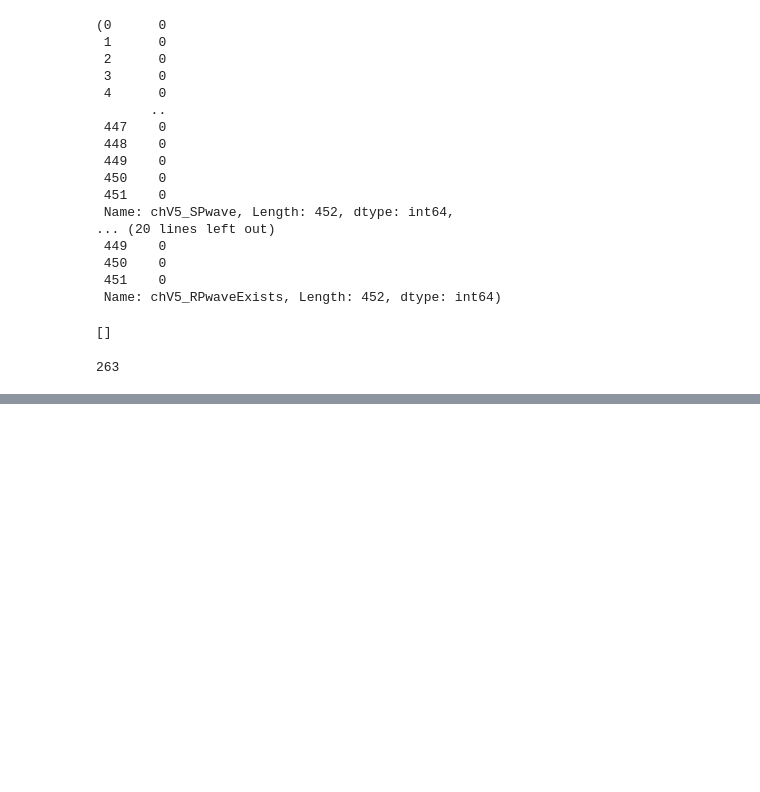
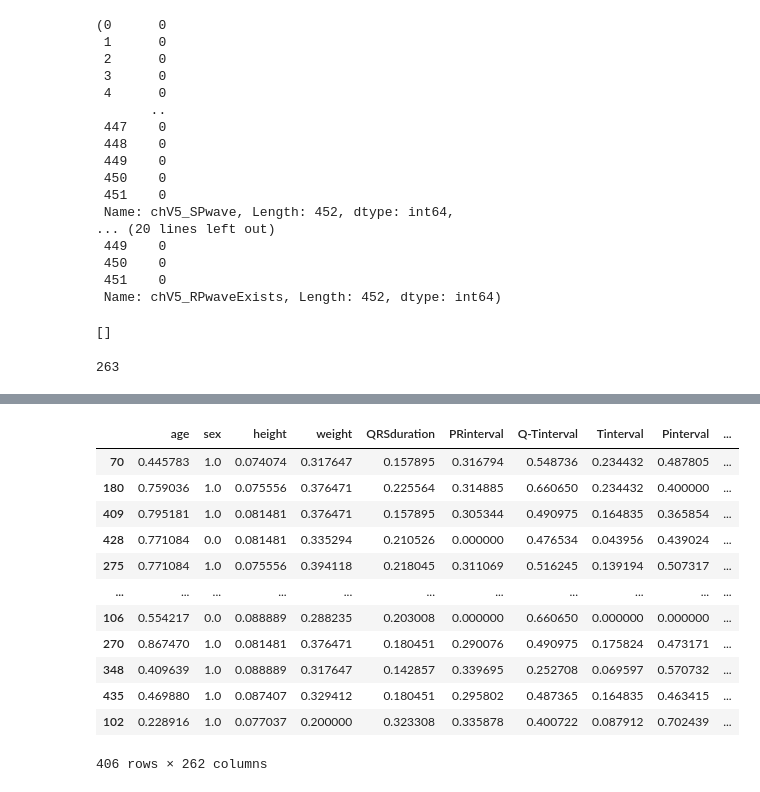
Before and after one commit to Hilmantm/tugas-machine-learning-case-based-1, a Jupyter notebook: 1301204208_case based 1.ipynb, the cells around one changed output, grey strips where cells are left out. Saved outputs shown, nothing was run; the diff lists cells and outputs as text; code cells hidden in the pictures; blank space fills up the shorter version.

```diff
--- a/1301204208_case based 1.ipynb
+++ b/1301204208_case based 1.ipynb
@@ -224,9 +224,9 @@ len(df.columns)
 Gambar diatas adalah rumus untuk min max scaling atau normalization
 # %%
 def scaling(df):
-    return (df.iloc[:,:] - df.iloc[:,:].min()) / (df.iloc[:,:].max() - df.iloc[:,:].min())
-df = scaling(df)
-df
+    return (df.iloc[:,:-1] - df.iloc[:,:-1].min()) / (df.iloc[:,:-1].max() - df.iloc[:,:-1].min())
+x = scaling(df)
+x
 # %% [output]
 |  | age | sex | height | weight | QRSduration | PRinterval | Q-Tinterval | Tinterval | Pinterval | ... |
 | 0 | 0.903614 | 0.0 | 0.125926 | 0.435294 | 0.270677 | 0.368321 | 0.501805 | 0.241758 | 0.590244 | ... |
@@ -243,0 +247,20 @@ df
+# %%
+y = df['class']
+# %%
+x_train, x_test, y_train, y_test = train_test_split(x, y, test_size=0.1, random_state=42)
+# %%
+x_train
+# %% [output]
+|  | age | sex | height | weight | QRSduration | PRinterval | Q-Tinterval | Tinterval | Pinterval | ... |
+| 70 | 0.445783 | 1.0 | 0.074074 | 0.317647 | 0.157895 | 0.316794 | 0.548736 | 0.234432 | 0.487805 | ... |
+| 180 | 0.759036 | 1.0 | 0.075556 | 0.376471 | 0.225564 | 0.314885 | 0.660650 | 0.234432 | 0.400000 | ... |
+| 409 | 0.795181 | 1.0 | 0.081481 | 0.376471 | 0.157895 | 0.305344 | 0.490975 | 0.164835 | 0.365854 | ... |
+| 428 | 0.771084 | 0.0 | 0.081481 | 0.335294 | 0.210526 | 0.000000 | 0.476534 | 0.043956 | 0.439024 | ... |
+| 275 | 0.771084 | 1.0 | 0.075556 | 0.394118 | 0.218045 | 0.311069 | 0.516245 | 0.139194 | 0.507317 | ... |
+| ... | ... | ... | ... | ... | ... | ... | ... | ... | ... | ... |
+| 106 | 0.554217 | 0.0 | 0.088889 | 0.288235 | 0.203008 | 0.000000 | 0.660650 | 0.000000 | 0.000000 | ... |
+| 270 | 0.867470 | 1.0 | 0.081481 | 0.376471 | 0.180451 | 0.290076 | 0.490975 | 0.175824 | 0.473171 | ... |
+| 348 | 0.409639 | 1.0 | 0.088889 | 0.317647 | 0.142857 | 0.339695 | 0.252708 | 0.069597 | 0.570732 | ... |
+| 435 | 0.469880 | 1.0 | 0.087407 | 0.329412 | 0.180451 | 0.295802 | 0.487365 | 0.164835 | 0.463415 | ... |
+| 102 | 0.228916 | 1.0 | 0.077037 | 0.200000 | 0.323308 | 0.335878 | 0.400722 | 0.087912 | 0.702439 | ... |
+406 rows × 262 columns
```
Also changed, not shown: parts of 9 cells of this notebook.
